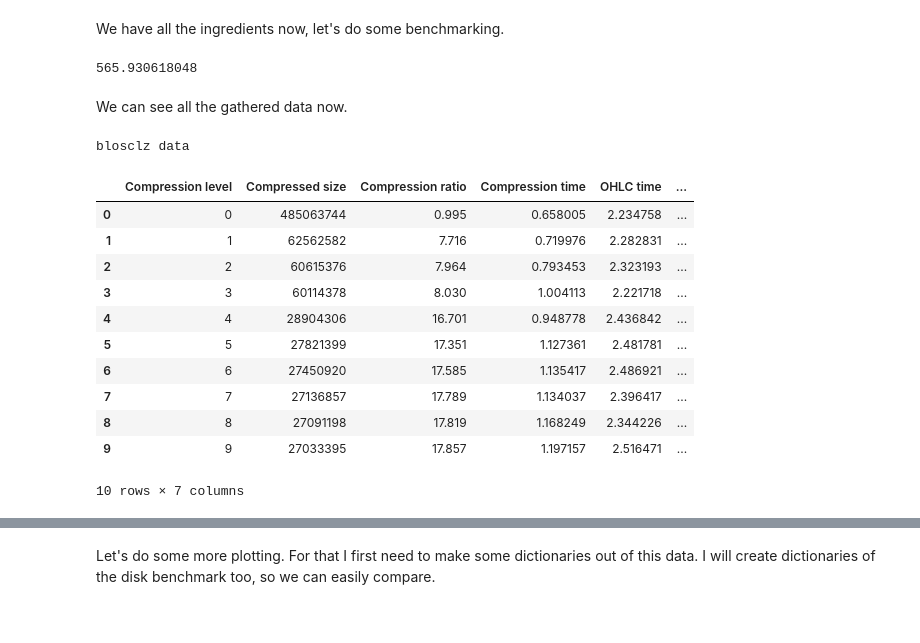
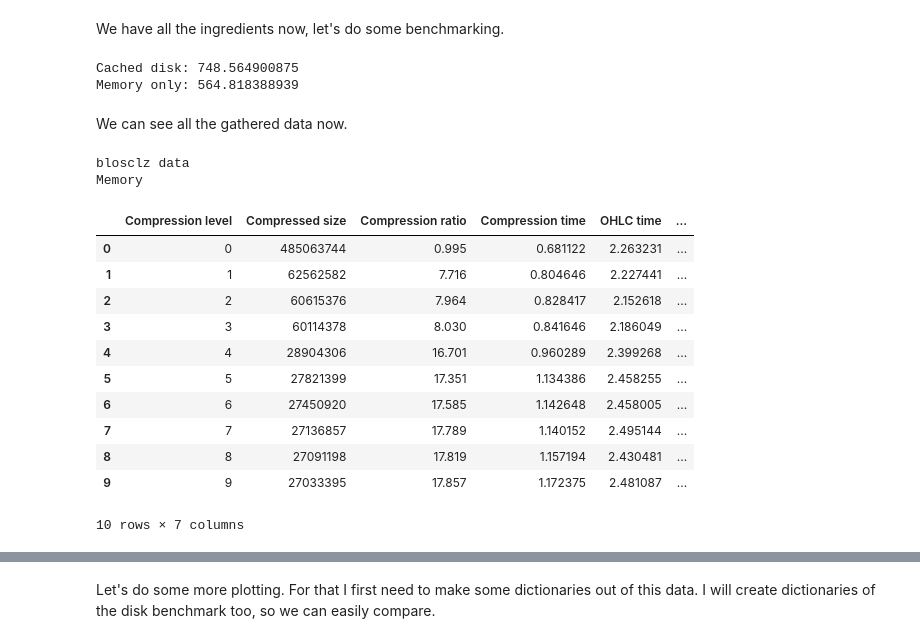
Before and after one commit to pablojimenezmateo/Big-Data, a Jupyter notebook: Disk vs Memory, btable.ipynb, the cells around one changed output, grey strips where cells are left out. Cells and saved outputs as stored; diff of their text form; code cells hidden in the pictures.

```diff
--- a/Disk vs Memory, btable.ipynb
+++ b/Disk vs Memory, btable.ipynb
@@ -140,29 +161,37 @@ We have all the ingredients now, let's do some benchmarking.
 cmethods = ['blosclz', 'lz4', 'lz4hc', 'snappy', 'zlib']
 
 t1 = time()
-benchmark(bt, cmethods)
+benchmark(btd, cmethods, False)
 t2 = time()
 
-print t2-t1
+t3 = time()
+benchmark(btm, cmethods, True)
+t4 = time()
+
+print 'Cached disk: ' + str(t2-t1)
+print 'Memory only: ' + str(t4-t3)
 # %% [output]
-565.930618048
+Cached disk: 748.564900875
+Memory only: 564.818388939
 # %% [markdown]
 We can see all the gathered data now.
 # %%
 print 'blosclz data'
-df = pd.read_csv('csv/btablem_blosclz.csv')
+print 'Memory'
+df =  pd.read_csv('csv/bbtablem_blosclz.csv')
 df
 # %% [output]
 blosclz data
+Memory
 |  | Compression level | Compressed size | Compression ratio | Compression time | OHLC time | ... |
-| 0 | 0 | 485063744 | 0.995 | 0.658005 | 2.234758 | ... |
-| 1 | 1 | 62562582 | 7.716 | 0.719976 | 2.282831 | ... |
-| 2 | 2 | 60615376 | 7.964 | 0.793453 | 2.323193 | ... |
-| 3 | 3 | 60114378 | 8.030 | 1.004113 | 2.221718 | ... |
-| 4 | 4 | 28904306 | 16.701 | 0.948778 | 2.436842 | ... |
-| 5 | 5 | 27821399 | 17.351 | 1.127361 | 2.481781 | ... |
-| 6 | 6 | 27450920 | 17.585 | 1.135417 | 2.486921 | ... |
-| 7 | 7 | 27136857 | 17.789 | 1.134037 | 2.396417 | ... |
-| 8 | 8 | 27091198 | 17.819 | 1.168249 | 2.344226 | ... |
-| 9 | 9 | 27033395 | 17.857 | 1.197157 | 2.516471 | ... |
+| 0 | 0 | 485063744 | 0.995 | 0.681122 | 2.263231 | ... |
+| 1 | 1 | 62562582 | 7.716 | 0.804646 | 2.227441 | ... |
+| 2 | 2 | 60615376 | 7.964 | 0.828417 | 2.152618 | ... |
+| 3 | 3 | 60114378 | 8.030 | 0.841646 | 2.186049 | ... |
+| 4 | 4 | 28904306 | 16.701 | 0.960289 | 2.399268 | ... |
+| 5 | 5 | 27821399 | 17.351 | 1.134386 | 2.458255 | ... |
+| 6 | 6 | 27450920 | 17.585 | 1.142648 | 2.458005 | ... |
+| 7 | 7 | 27136857 | 17.789 | 1.140152 | 2.495144 | ... |
+| 8 | 8 | 27091198 | 17.819 | 1.157194 | 2.430481 | ... |
+| 9 | 9 | 27033395 | 17.857 | 1.172375 | 2.481087 | ... |
 10 rows × 7 columns
```
Also changed, not shown: parts of 30 cells of this notebook, 11 other files.
